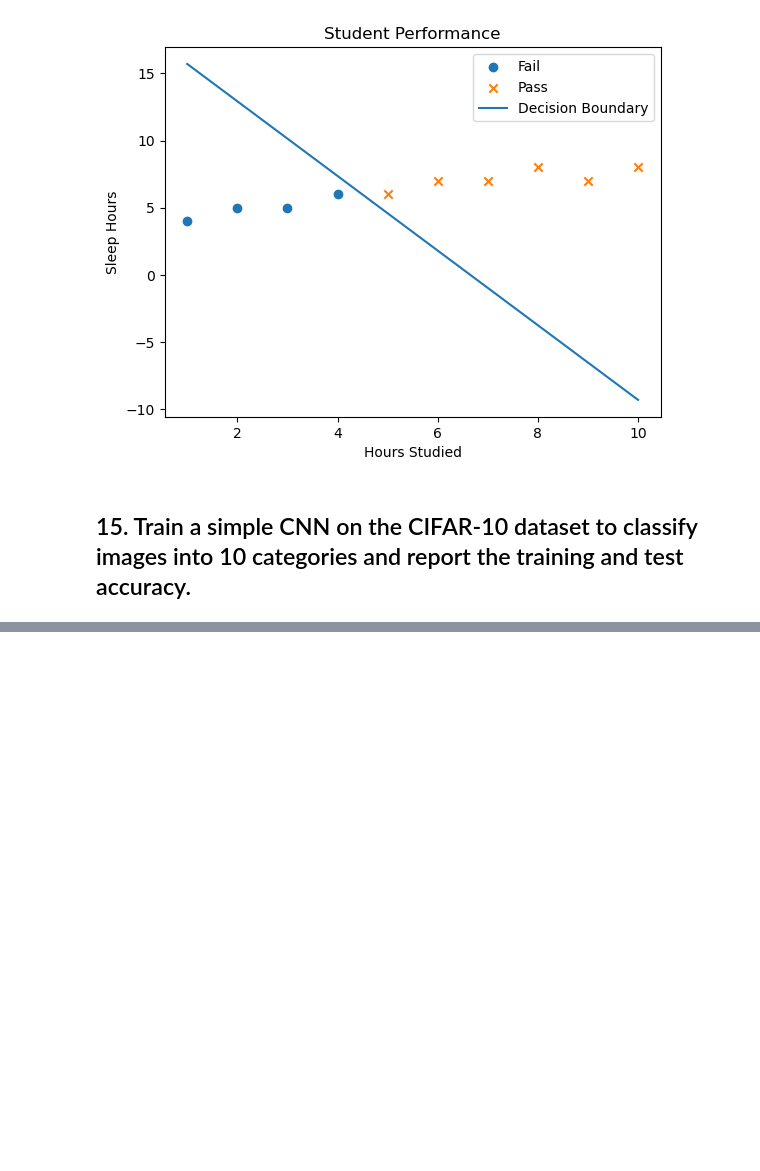
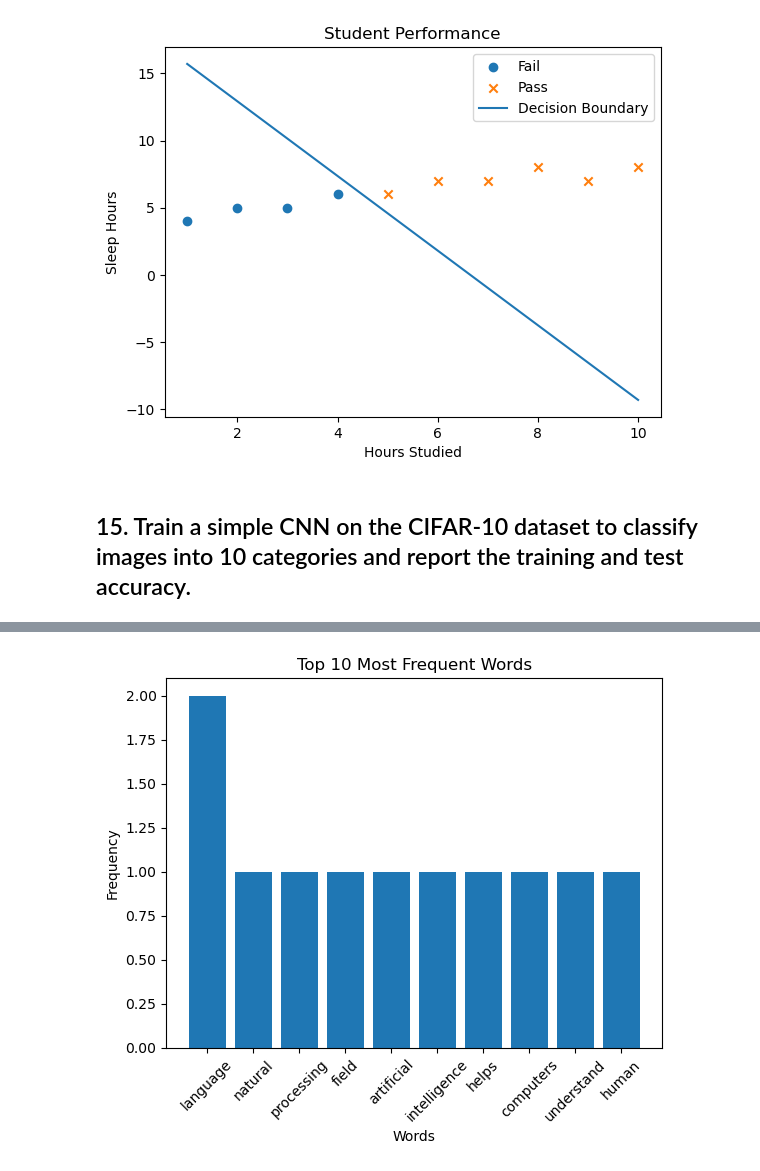
Before and after one commit to Rupeshkumar96/Python_program, a Jupyter notebook: Data_Science.ipynb, the cells around one changed output, grey strips where cells are left out. Cells and saved outputs as stored; diff of their text form; code cells hidden in the pictures; blank space fills up the shorter version.

```diff
--- a/Data_Science.ipynb
+++ b/Data_Science.ipynb
@@ -728,0 +887,45 @@ print("Test Accuracy:", test_accuracy)
+# %%
+import re
+import matplotlib.pyplot as plt
+from collections import Counter
+import nltk
+from nltk.corpus import stopwords
+
+# Download stopwords (run once)
+nltk.download('stopwords')
+
+# Sample paragraph
+text = """
+Natural Language Processing is a field of Artificial Intelligence.
+It helps computers understand human language and process text data efficiently.
+"""
+
+# 1. Lowercasing
+text = text.lower()
+
+# 2. Remove punctuation
+text = re.sub(r'[^a-z\s]', '', text)
+
+# 3. Tokenization
+tokens = text.split()
+
+# 4. Stopword removal
+stop_words = set(stopwords.words('english'))
+clean_tokens = [word for word in tokens if word not in stop_words]
+
+# 5. Word frequency
+word_freq = Counter(clean_tokens)
+top_words = word_freq.most_common(10)
+
+# 6. Plot top 10 words
+words = [w for w, c in top_words]
+counts = [c for w, c in top_words]
+
+plt.figure()
+plt.bar(words, counts)
+plt.xlabel("Words")
+plt.ylabel("Frequency")
+plt.title("Top 10 Most Frequent Words")
+plt.xticks(rotation=45)
+plt.show()
+# %% [output]
@@ -728,0 +935 @@ print("Test Accuracy:", test_accuracy)
+[figure, added]
```
Also changed, not shown: parts of 17 cells of this notebook.
